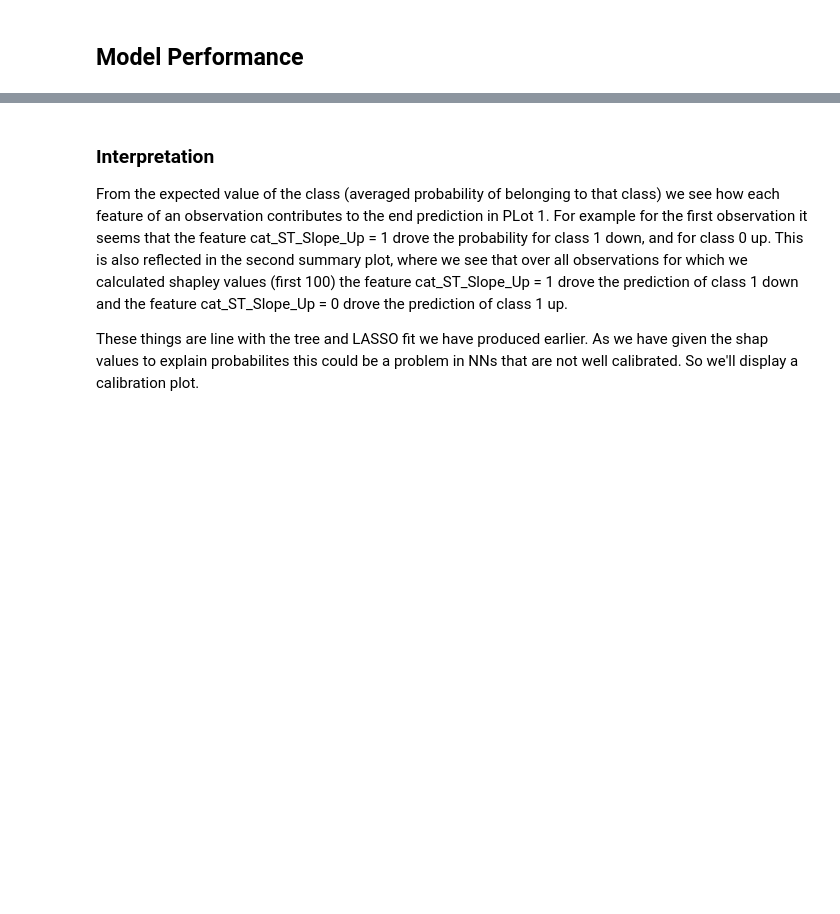
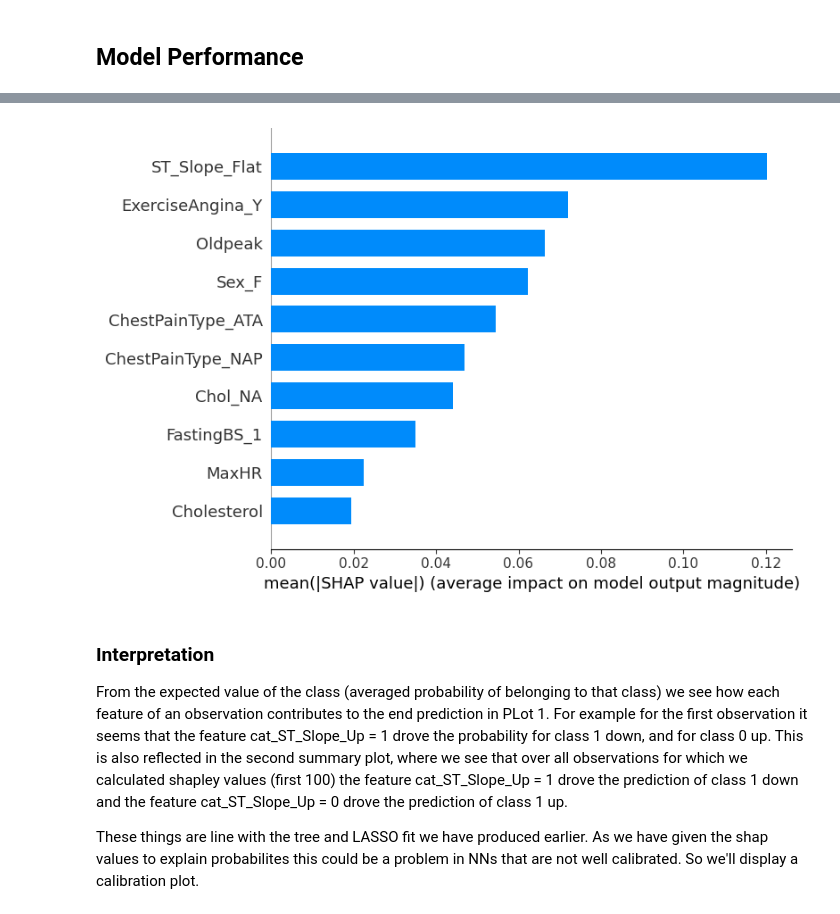
Before and after one commit to nmamie/ML4H_Project1, a Jupyter notebook: ML4H_Project1_Task1_Nici.ipynb, the cells around one changed output, grey strips where cells are left out. Saved outputs shown, nothing was run; the diff lists cells and outputs as text; code cells hidden in the pictures; blank space fills up the shorter version.

```diff
--- a/ML4H_Project1_Task1_Nici.ipynb
+++ b/ML4H_Project1_Task1_Nici.ipynb
@@ -772,3 +946,8 @@ shap.summary_plot(shap_values[1], X_val[:100], feature_names=preprocessor.get_fe
+# %%
+# Overall Feature Importance Bar Plot
+shap.summary_plot(shap_values, X_test.values, feature_names=red_dummy_names, plot_type="bar", max_display=10)
+# %% [output]
+[figure, added]
 # %% [markdown]
 ### Interpretation
 
```
Also changed, not shown: parts of 30 cells of this notebook, 4 other files.
